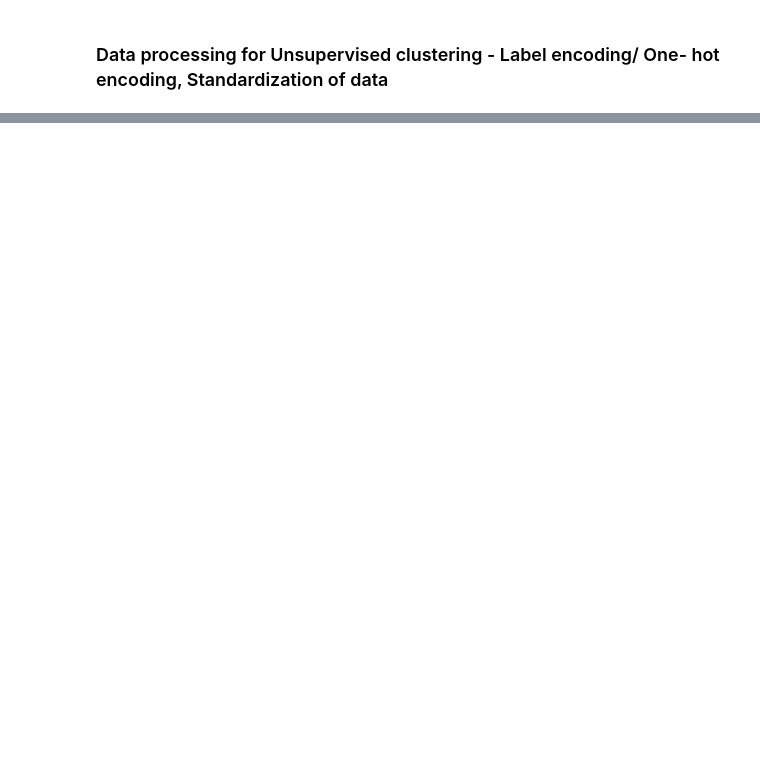
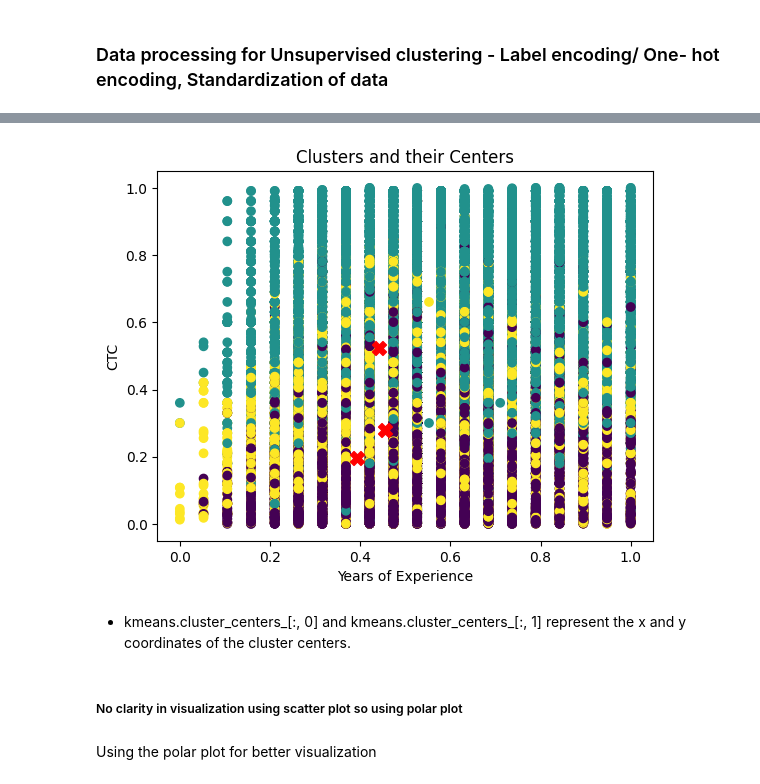
Before and after one commit to mayankbrn/9.12_Clustering_learners, a Jupyter notebook: Clustering_learners.ipynb, the cells around one changed output, grey strips where cells are left out. Drawn from its saved outputs; the diff is of its cells as text; code cells hidden in the pictures; blank space fills up the shorter version.

Commit message:
Added KMeans and Hierarchical clustering algo and Insights

```diff
--- a/Clustering_learners.ipynb
+++ b/Clustering_learners.ipynb
@@ -1224,0 +1320,4 @@ dtype: int64
+# %%
+# creating a copy of data
+data_1 = data.copy()
+data_1.head()
@@ -1224,0 +1331,6 @@ dtype: int64
+# %%
+# MinMaxScaler
+from sklearn.preprocessing import MinMaxScaler
+scaler = MinMaxScaler() # creating an instance of MinMaxScaler
+X = scaler.fit_transform(data_1)
+X
@@ -1224,0 +1420,7 @@ dtype: int64
+# %%
+from sklearn.cluster import KMeans
+
+k = 3 # arbitrary value for the no of clusters
+kmeans = KMeans(n_clusters = k)
+y_pred = kmeans.fit_predict(X)
+y_pred
@@ -1224,0 +1479,4 @@ dtype: int64
+# %%
+clusters = pd.DataFrame(X, columns = data_1.columns)
+clusters['label'] = kmeans.labels_
+clusters
@@ -1224,0 +1497,21 @@ dtype: int64
+# %%
+def viz_clusters(kmeans):
+  plt.scatter(clusters['years_of_experience'], clusters['ctc'], c= clusters['label'])
+  plt.scatter(kmeans.cluster_centers_[:, 0], kmeans.cluster_centers_[:, 1],
+              color = 'red',
+              marker = 'X',
+              s = 100)
+  plt.xlabel('Years of Experience')
+  plt.ylabel('CTC')
+  plt.title('Clusters and their Centers')
+  plt.show()
+
+viz_clusters(kmeans)
+# %% [output]
+[figure, added]
+# %% [markdown]
+- kmeans.cluster_centers_[:, 0] and kmeans.cluster_centers_[:, 1] represent the x and y coordinates of the cluster centers.
+# %% [markdown]
+##### No clarity in visualization using scatter plot so using polar plot
+# %% [markdown]
+Using the polar plot for better visualization
```
Also changed, not shown: parts of 78 cells of this notebook.
